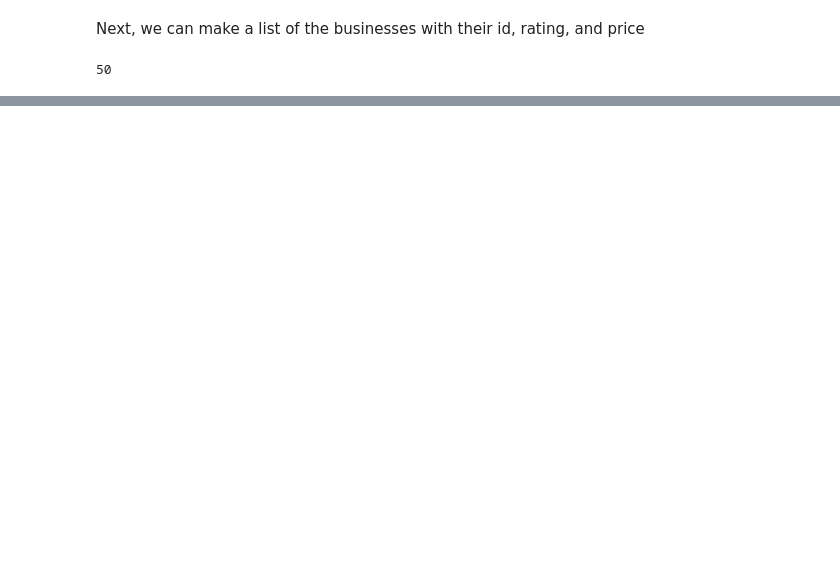
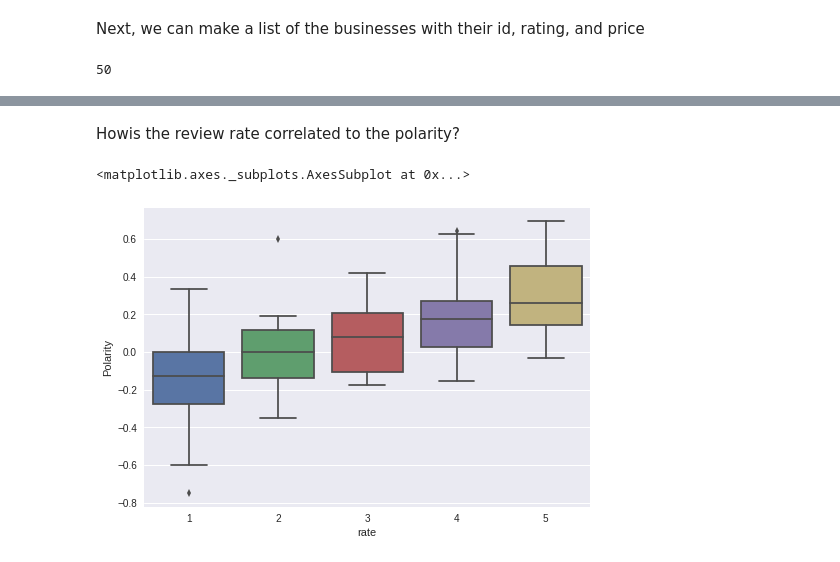
Before and after one commit to cyuancheng/NLP_Yelp_review, a Jupyter notebook: NLP_2_yelp.ipynb, the cells around one changed output, grey strips where cells are left out. Cells and saved outputs as stored; diff of their text form; code cells hidden in the pictures; blank space fills up the shorter version.

```diff
--- a/NLP_2_yelp.ipynb
+++ b/NLP_2_yelp.ipynb
@@ -171,0 +284,3 @@ List_reiew_all_pd.head()
+# %%
+df_total['Polarity'] = [TextBlob(x).sentiment[0] for x in df_total['review'] ]
+df_total['Subjectivity'] = [TextBlob(x).sentiment[1] for x in df_total['review'] ]
@@ -171,0 +314,7 @@ List_reiew_all_pd.head()
+# %% [markdown]
+Howis the review rate correlated to the polarity?
+# %%
+sns.boxplot(x="rate", y="Polarity", data=df_total)
+# %% [output]
+<matplotlib.axes._subplots.AxesSubplot at 0x...>
+[figure, added]
```
Also changed, not shown: parts of 33 cells of this notebook.
